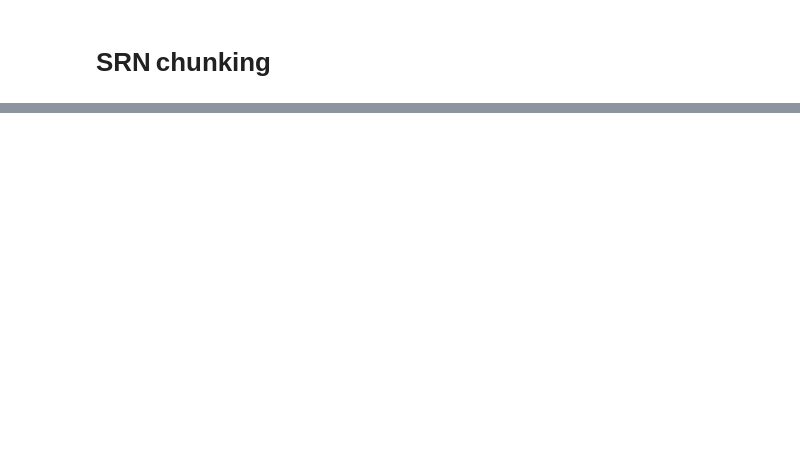
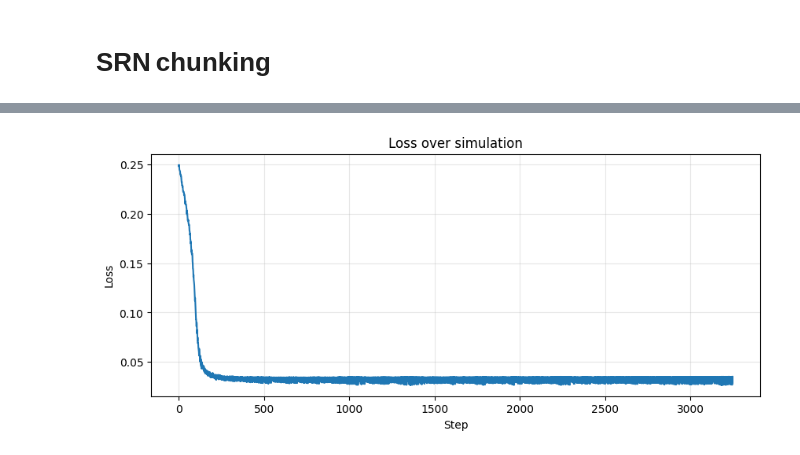
Before and after one commit to mbontrid/SRN-statistical-learning-experimentation, a Jupyter notebook: notebook/srn_chunking.ipynb, the cells around one changed output, grey strips where cells are left out. Drawn from its saved outputs; the diff is of its cells as text; code cells hidden in the pictures; blank space fills up the shorter version.

```diff
--- a/notebook/srn_chunking.ipynb
+++ b/notebook/srn_chunking.ipynb
@@ -64,0 +470,95 @@ display(button, output)
+# %%
+
+lr = 0.5
+hidden_size = len(unique_vals)
+generate_size = 100000
+true_predictable = []
+loss_evolution = []
+
+srn_subject = SRN_subject(
+    input_size=input_size,
+    hidden_size=hidden_size,
+    output_size=output_size,
+    activation=activation,
+    lr=lr,
+    initial_w_unif=initial_w_unif,
+    loss_fn=loss_fn,
+)
+# %%
+import sys
+from threading import Event, Thread
+
+import ipywidgets as widgets
+from IPython.display import display
+
+stop_event = Event()
+stop_button = widgets.Button(description="Stop simulation", button_style="danger")
+stop_status = widgets.HTML(value="<b>Simulation running...</b>")
+
+
+def on_stop_clicked(_button):
+    stop_event.set()
+    stop_button.disabled = True
+    stop_status.value = "<b>Stop requested. Finishing the current step...</b>"
+
+
+stop_button.on_click(on_stop_clicked)
+display(widgets.HBox([stop_button]), stop_status)
+
+
+def run_simulation():
+    y_true = next(sequ_generator)
+
+    for step, new_value in enumerate(sequ_generator):
+        if stop_event.is_set():
+            print(f"stopped at step={step}")
+            break
+
+        x = y_true
+        y_true = new_value
+
+        x_grid, y_grid, y_pred_grid = predict_grid(
+            model=srn_subject,
+            x=x,
+            y_true=y_true,
+            unique_vals=unique_vals,
+        )
+
+        loss = srn_subject.backprop(y_pred_grid, y_grid)
+
+        y_true_label = unique_vals[y_true]  # get the expected letter
+        y_pred = torch.argmax(y_pred_grid).item()
+        y_pred_label = unique_vals[y_pred]  # get the predicted letter
+        x_label = unique_vals[x]  # get the input letter
+
+        is_correct = y_true_label == y_pred_label
+        loss_value = float(loss.item() if hasattr(loss, "item") else loss)
+        loss_evolution.append(loss_value)
+
+        print(
+            f"step={step}, x={x_label}, y={y_true_label}, y_pred={y_pred_label}, correct={is_correct}, loss={loss_value}",
+            end="\r",
+        )
+
+        if y_true_label in ["d", "e", "f"]:
+            true_predictable.append(is_correct)
+
+    stop_status.value = "<b>Simulation finished.</b>" if not stop_event.is_set() else stop_status.value
+
+
+simulation_thread = Thread(target=run_simulation, daemon=True)
+simulation_thread.start()
+
+def plot_loss_when_done():
+    simulation_thread.join()
+    fig, ax = plt.subplots(figsize=(10, 4))
+    ax.plot(loss_evolution, color="tab:blue", linewidth=1.5)
+    ax.set_title("Loss over simulation")
+    ax.set_xlabel("Step")
+    ax.set_ylabel("Loss")
+    ax.grid(True, alpha=0.3)
+    plt.show()
+
+plot_thread = Thread(target=plot_loss_when_done, daemon=True)
+plot_thread.start()
+# %% [output]
@@ -64,0 +568 @@ display(button, output)
+[figure, added]
```
Also changed, not shown: parts of 25 cells of this notebook, 1 other file.
